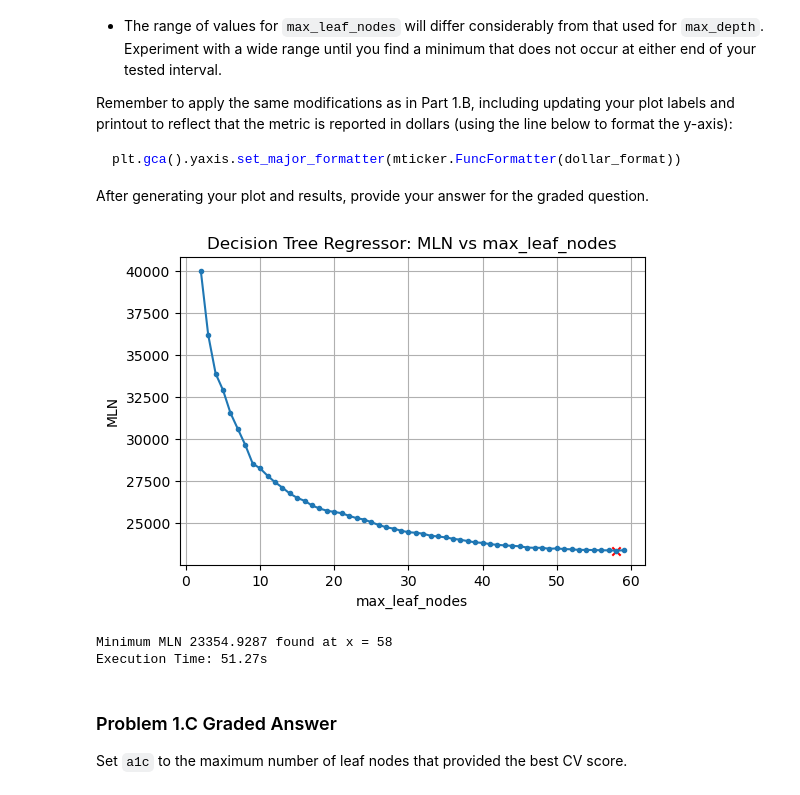
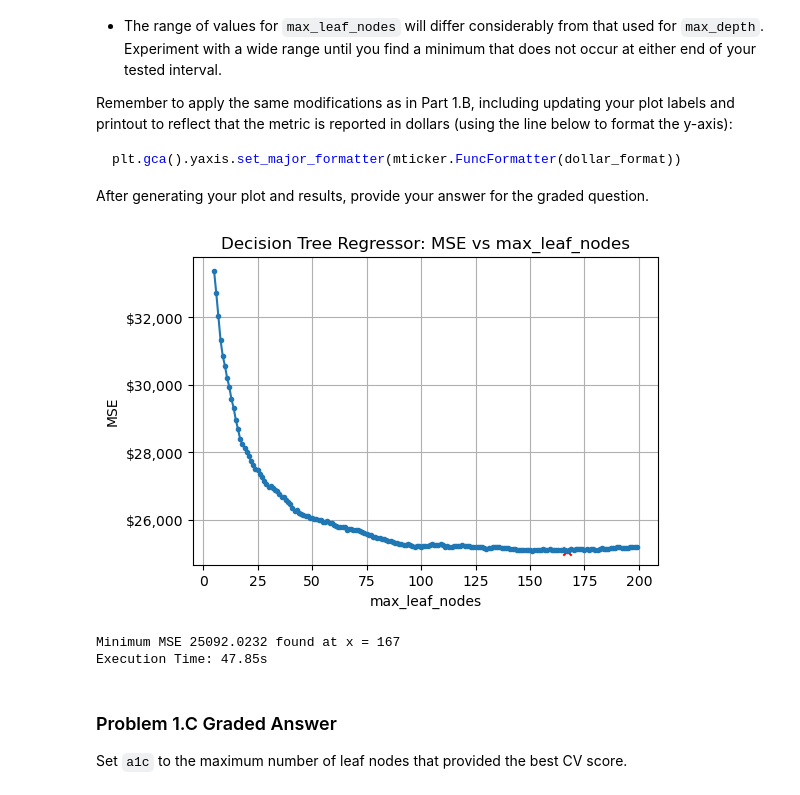
Before and after one commit to chenmichael2/Mod3-Homework, a Jupyter notebook: Homework_06.ipynb, the cells around one changed output. Saved outputs shown, nothing was run; the diff lists cells and outputs as text; code cells hidden in the pictures.

```diff
--- a/Homework_06.ipynb
+++ b/Homework_06.ipynb
@@ -348,62 +348,61 @@ plt.gca().yaxis.set_major_formatter(mticker.FuncFormatter(dollar_format))
 
 After generating your plot and results, provide your answer for the graded question.
 # %%
-# Your code here
-
+# Plot a max_leaf_nodes vs MSE using a simple for loop
 
 # record beginning time
 start = time.time()
 
-param = 'max_depth'
+param = 'max_leaf_nodes'
 
-parameter_list = range(2,18)
+parameter_list = range(5, 200)
 
 MSEs = []
 
-for d in tqdm(parameter_list):
+for mln in tqdm(parameter_list):
 
     MSEs.append( run_decision_tree_regressor(X_train,y_train,
-                                             max_depth = d,
-                                             max_features=None,
-                                             min_samples_split=2,
-                                             min_samples_leaf=1,
-                                             max_leaf_nodes=None,
-                                             criterion='squared_error',
-                                             ccp_alpha=0.0,
+                                             max_depth = None,
+                                             max_features=9,
+                                            #  min_samples_split=5,
+                                            #  min_samples_leaf=1,
+                                             max_leaf_nodes=mln,
+                                            #  criterion='squared_error',
+                                            #  ccp_alpha=0.0,
                                              random_state=random_seed,
-                                             cv=5,
-                                             n_jobs= -1,
-                                             visualize=False
+                                            #  cv=5,
+                                            #  n_jobs= -1,
+                                            #  visualize=False
                                             ) )
-
 
 # Find the minimum value
 min_MSE = min(MSEs)
 
 # Find the index of the minimum value
 min_index = MSEs.index(min_MSE)
 
 plt.figure(figsize=(6, 4))
 plt.title("Decision Tree Regressor: MSE vs "+param)
 plt.plot(parameter_list, MSEs, marker='.')
 plt.scatter([parameter_list[min_index]],[min_MSE],marker='x',color='red')
 plt.xlabel(param)
 plt.ylabel("MSE")
+plt.gca().yaxis.set_major_formatter(mticker.FuncFormatter(dollar_format))
 plt.grid()
 plt.show()
 
 if isinstance(parameter_list[min_index], int):
     print(f"Minimum MSE {min_MSE:.4f} found at x = {parameter_list[min_index]}")
 else:
     print(f"Minimum MSE {min_MSE:.4f} found at x = {parameter_list[min_index]:.4f}")
 
 # Record end time and execution time
 end = time.time()
 print(f"Execution Time: " + format_time(end-start))
 # %% [output]
-[figure, old version]
+[figure, new version]
-Minimum MLN 23354.9287 found at x = 58
-Execution Time: 51.27s
+Minimum MSE 25092.0232 found at x = 167
+Execution Time: 47.85s
 # %% [markdown]
 ### Problem 1.C Graded Answer
 
```
Also changed, not shown: parts of 3 cells of this notebook.
